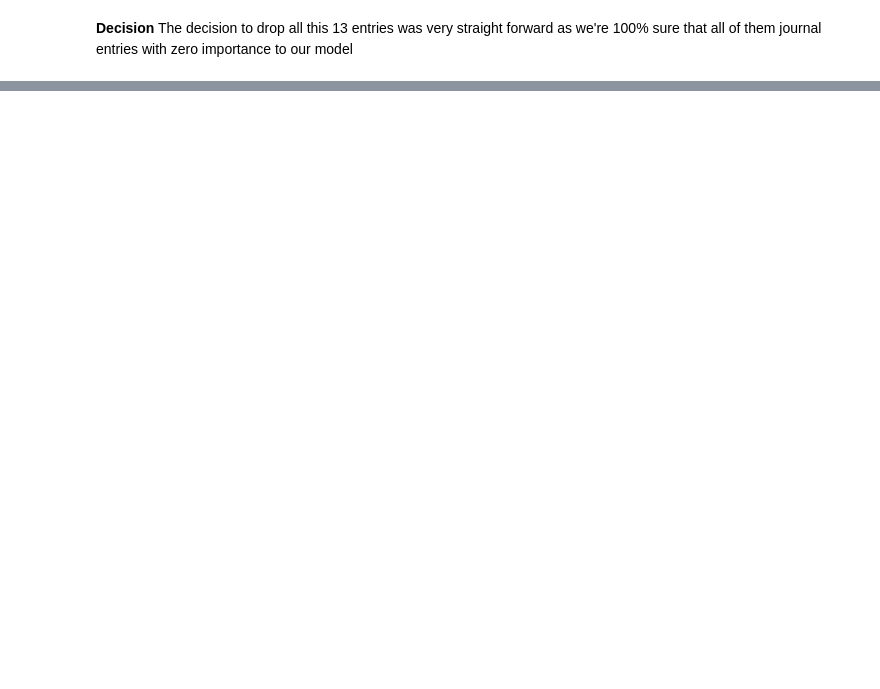
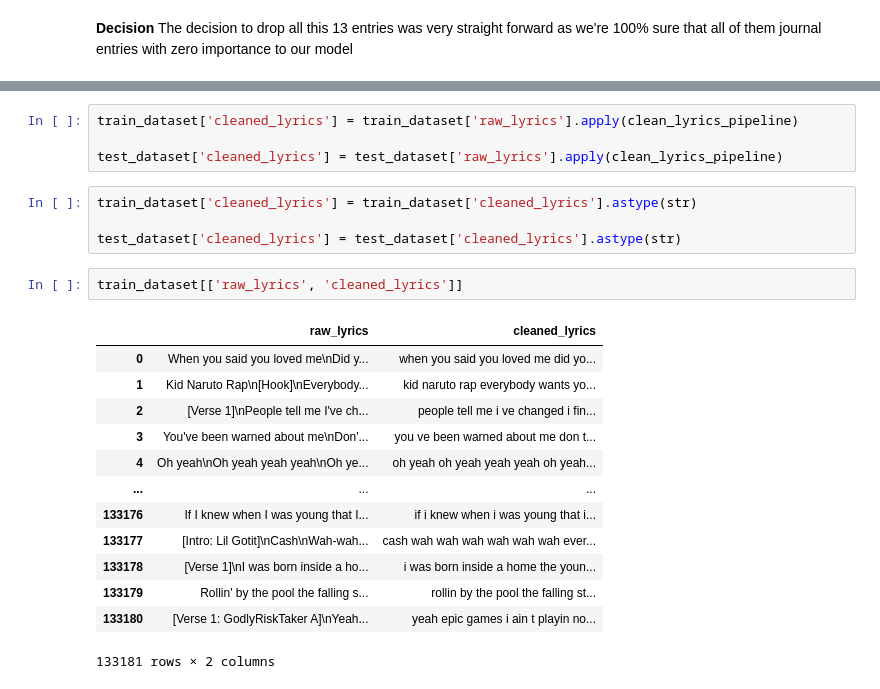
Before and after one commit to tiago2806/text-mining-project, a Jupyter notebook: 02 Data Exploration and Preprocessing.ipynb, the cells around one changed output, grey strips where cells are left out. Drawn from its saved outputs; the diff is of its cells as text; blank space fills up the shorter version.

```diff
--- a/02 Data Exploration and Preprocessing.ipynb
+++ b/02 Data Exploration and Preprocessing.ipynb
@@ -769,0 +777,24 @@ def clean_lyrics_pipeline(text):
+# %%
+train_dataset['cleaned_lyrics'] = train_dataset['raw_lyrics'].apply(clean_lyrics_pipeline)
+
+test_dataset['cleaned_lyrics'] = test_dataset['raw_lyrics'].apply(clean_lyrics_pipeline)
+# %%
+train_dataset['cleaned_lyrics'] = train_dataset['cleaned_lyrics'].astype(str)
+
+test_dataset['cleaned_lyrics'] = test_dataset['cleaned_lyrics'].astype(str)
+# %%
+train_dataset[['raw_lyrics', 'cleaned_lyrics']]
+# %% [output]
+|  | raw_lyrics | cleaned_lyrics |
+| 0 | When you said you loved me\nDid y... | when you said you loved me did yo... |
+| 1 | Kid Naruto Rap\n[Hook]\nEverybody... | kid naruto rap everybody wants yo... |
+| 2 | [Verse 1]\nPeople tell me I've ch... | people tell me i ve changed i fin... |
+| 3 | You've been warned about me\nDon'... | you ve been warned about me don t... |
+| 4 | Oh yeah\nOh yeah yeah yeah\nOh ye... | oh yeah oh yeah yeah yeah oh yeah... |
+| ... | ... | ... |
+| 133176 | If I knew when I was young that I... | if i knew when i was young that i... |
+| 133177 | [Intro: Lil Gotit]\nCash\nWah-wah... | cash wah wah wah wah wah wah ever... |
+| 133178 | [Verse 1]\nI was born inside a ho... | i was born inside a home the youn... |
+| 133179 | Rollin' by the pool the falling s... | rollin by the pool the falling st... |
+| 133180 | [Verse 1: GodlyRiskTaker A]\nYeah... | yeah epic games i ain t playin no... |
+133181 rows × 2 columns
```
Also changed, not shown: parts of 19 cells of this notebook.
